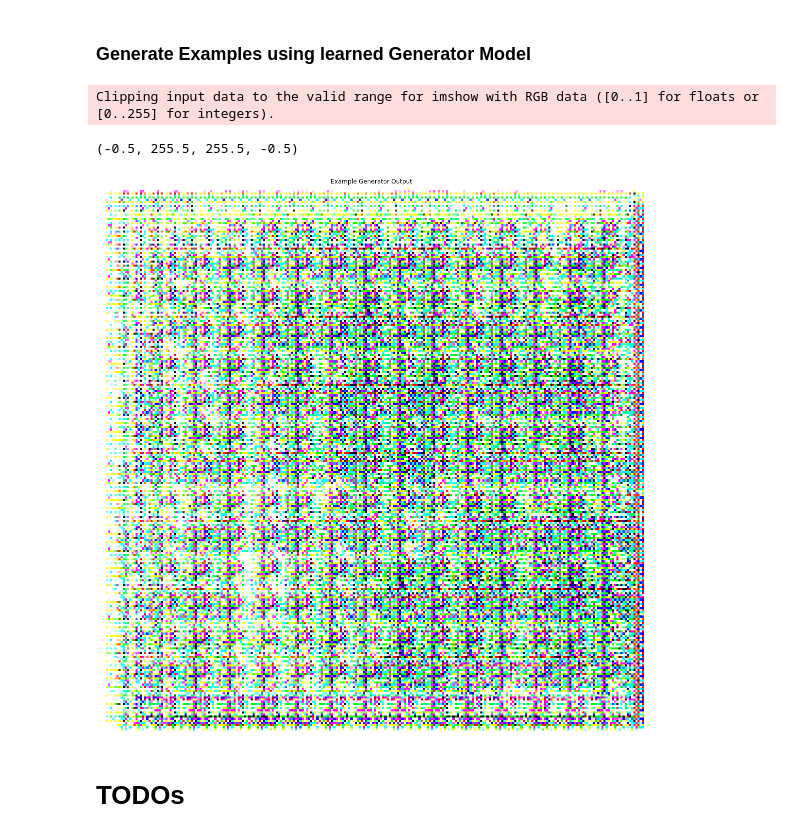
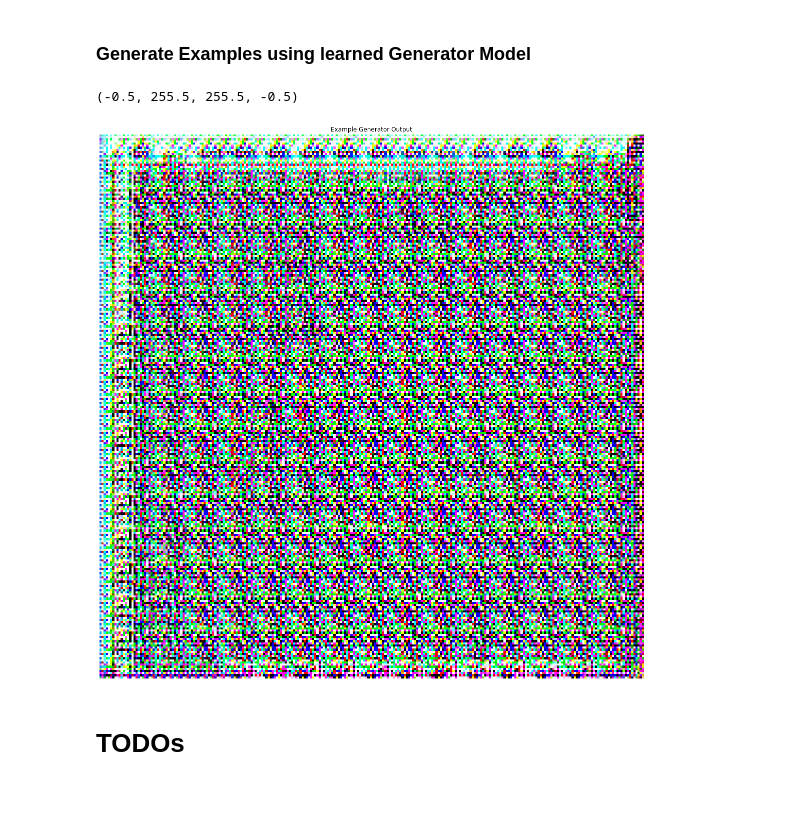
Before and after one commit to phi-0/masterthesis_gan_mapdesign, a Jupyter notebook: notebooks/V0.5/DCGAN_Cropped_Input_256x256.ipynb, the cells around one changed output. Saved outputs shown, nothing was run; the diff lists cells and outputs as text; code cells hidden in the pictures; blank space fills up the shorter version.

```diff
--- a/notebooks/V0.5/DCGAN_Cropped_Input_256x256.ipynb
+++ b/notebooks/V0.5/DCGAN_Cropped_Input_256x256.ipynb
@@ -205,6 +201,7 @@ def discriminator_model():
             kernel_size = 5,
             strides = 2,
             padding = 'same',
+            kernel_initializer = RandomNormal(mean=0., stddev=0.02),
             name = 'Discriminator_Conv2D_Layer_1'
     )(x)
 
@@ -328,13 +325,13 @@ def generator_model():
     g_input = Input(shape=input_dim, name='Generator_Input')
 
     # Dense Layer 1
-    x = Dense(np.prod([16,16,32]), use_bias=False)(g_input)
+    x = Dense(np.prod([16,16,32]), kernel_initializer = RandomNormal(mean=0., stddev=0.02))(g_input) # use_bias=False ?
 
     # Batch Norm Layer 1
     x = BatchNormalization(momentum = 0.9)(x)
 
     # Activation Layer 1
-    x = LeakyReLU()(x) # trying leaky ReLU instead of Activation('relu')(x)
+    x = LeakyReLU(alpha=0.2)(x) # trying leaky ReLU instead of Activation('relu')(x)
 
     # Reshape into 3D tensor
     x = Reshape((16,16,32))(x)
@@ -343,62 +340,62 @@ def generator_model():
     #x = UpSampling2D()(x)
     #x = Conv2D(filters=64, kernel_size=5, padding='same', name='Generator_Conv_Layer_1')(x)
     # Replacing by Conv2DTranspose Layer
-    x = Conv2DTranspose(filters=64, kernel_size=3, padding='same', strides=(2,2))(x)
+    x = Conv2DTranspose(filters=64, kernel_size=3, padding='same', strides=(2,2), kernel_initializer = RandomNormal(mean=0., stddev=0.02))(x)
 
 
     # Batch Norm Layer 2
     x = BatchNormalization(momentum = 0.9)(x)
 
     # Activation Layer 2
-    x = LeakyReLU()(x) # trying leaky ReLU instead of Activation('relu')(x)
+    x = LeakyReLU(alpha=0.2)(x) # trying leaky ReLU instead of Activation('relu')(x)
 
     # Upsampling Layer 2 + Conv2D Layer2
     #x = UpSampling2D()(x)
     #x = Conv2D(filters=128, kernel_size=5, padding='same', name='Generator_Conv_Layer_2')(x)
     # Replacing by Conv2DTranspose Layer
-    x = Conv2DTranspose(filters=128, kernel_size=5, padding='same', strides=(2,2))(x)
+    x = Conv2DTranspose(filters=128, kernel_size=5, padding='same', strides=(2,2), kernel_initializer = RandomNormal(mean=0., stddev=0.02))(x)
 
     # Batch Norm Layer 3
     x = BatchNormalization(momentum = 0.9)(x)
 
     # Activation Layer 3
-    x = LeakyReLU()(x) # trying leaky ReLU instead of Activation('relu')(x)
+    x = LeakyReLU(alpha=0.2)(x) # trying leaky ReLU instead of Activation('relu')(x)
 
     # Upsampling Layer 3 + Conv2D Layer3
     #x = UpSampling2D()(x)
     #x = Conv2D(filters=64, kernel_size=5, padding='same', name='Generator_Conv_Layer_3')(x)
     # Replacing by Conv2DTranspose Layer
-    x = Conv2DTranspose(filters=256, kernel_size=5, padding='same', strides=(2,2))(x)
+    x = Conv2DTranspose(filters=256, kernel_size=5, padding='same', strides=(2,2), kernel_initializer = RandomNormal(mean=0., stddev=0.02))(x)
 
     # Batch Norm Layer 4
     x = BatchNormalization(momentum = 0.9)(x)
 
     # Activation Layer 4
-    x = LeakyReLU()(x) # trying leaky ReLU instead of Activation('relu')(x)
+    x = LeakyReLU(alpha=0.2)(x) # trying leaky ReLU instead of Activation('relu')(x)
 
     # Upsampling Layer 4 + Conv2D Layer4
     #x = UpSampling2D()(x)
     #x = Conv2D(filters=64, kernel_size=5, padding='same', name='Generator_Conv_Layer_4')(x)
     # Replacing by Conv2DTranspose Layer
-    x = Conv2DTranspose(filters=128, kernel_size=3, padding='same', strides=(2,2))(x)
+    x = Conv2DTranspose(filters=128, kernel_size=3, padding='same', strides=(2,2), kernel_initializer = RandomNormal(mean=0., stddev=0.02))(x)
 
 
     # Batch Norm Layer 5
     x = BatchNormalization(momentum = 0.9)(x)
 
     # Activation Layer 5
-    x = LeakyReLU()(x) # trying leaky ReLU instead of Activation('relu')(x)
+    x = LeakyReLU(alpha=0.2)(x) # trying leaky ReLU instead of Activation('relu')(x)
 
 
     # Replacing by Conv2DTranspose Layer
-    x = Conv2DTranspose(filters=64, kernel_size=5, padding='same', strides=(1,1))(x)
+    x = Conv2DTranspose(filters=64, kernel_size=5, padding='same', strides=(1,1), kernel_initializer = RandomNormal(mean=0., stddev=0.02))(x)
 
 
     # Batch Norm Layer 5
     x = BatchNormalization(momentum = 0.9)(x)
 
     # Activation Layer 5
-    x = LeakyReLU()(x) # trying leaky ReLU instead of Activation('relu')(x)
+    x = LeakyReLU(alpha=0.2)(x) # trying leaky ReLU instead of Activation('relu')(x)
 
 
     # Upsampling Layer 6 + Conv2D Layer6
@@ -432,7 +429,7 @@ def generator_model():
     # ---------------------------
     # Upsampling Layer 7 + Conv2D Layer7
     #x = UpSampling2D()(x)
-    x = Conv2DTranspose(filters=3, kernel_size=5, padding='same', strides=(1,1))(x)
+    x = Conv2DTranspose(filters=3, kernel_size=5, padding='same', strides=(1,1), kernel_initializer = RandomNormal(mean=0., stddev=0.02))(x)
 
 
     # Batch Norm Layer 7
@@ -479,7 +476,7 @@ with strategy.scope():
     # to train the generator as part of the full GAN, we have to freeze the discriminator weights
     #discriminator.trainable = False
 
-    model_input = Input(shape=(100), name='GAN_input')
+    model_input = Input(shape=(100,), name='GAN_input')
     # Output of generator is connected to the discriminator here
     model_output = discriminator(generator(model_input))
 
@@ -810,28 +691,27 @@ Clipping input data to the valid range for imshow with RGB data ([0..1] for floa
 # %%
 # load generator
 
 #generator.compile(optimizer=Adam(lr=0.0008), # per Foster, 2017 RMSprop(lr=0.0008)
 #                          loss=binary_crossentropy,
 #                          metrics=['accuracy'])
 #generator = tf.keras.models.load_model('/data/output/models/dwarfgan001/generator-2021-03-17_104329.h5')
 
 # generate new example of learned representation in latent space
 noise = np.random.normal(0, 1, (1, 100))
 res = generator.predict(noise)
 
 # reinstate scale of pixel values to [0:1] and reshape
 #res = 0.5 * (res + 1)
 res = res.reshape((256, 256, 3))
 
 # Visualize result
 plt.figure(figsize=(20, 20))
-plt.imshow(res)
+plt.imshow(res.astype('uint8'))
 plt.title(f'Example Generator Output')
 plt.axis('off')
 # %% [output]
-Clipping input data to the valid range for imshow with RGB data ([0..1] for floats or [0..255] for integers).
+(-0.5, 255.5, 255.5, -0.5)
-(-0.5, 255.5, 255.5, -0.5)
-[figure, old version]
+[figure, new version]
 # %% [markdown]
 # TODOs
 # %% [markdown]
```
Also changed, not shown: parts of 4 cells of this notebook, 1 other file.
